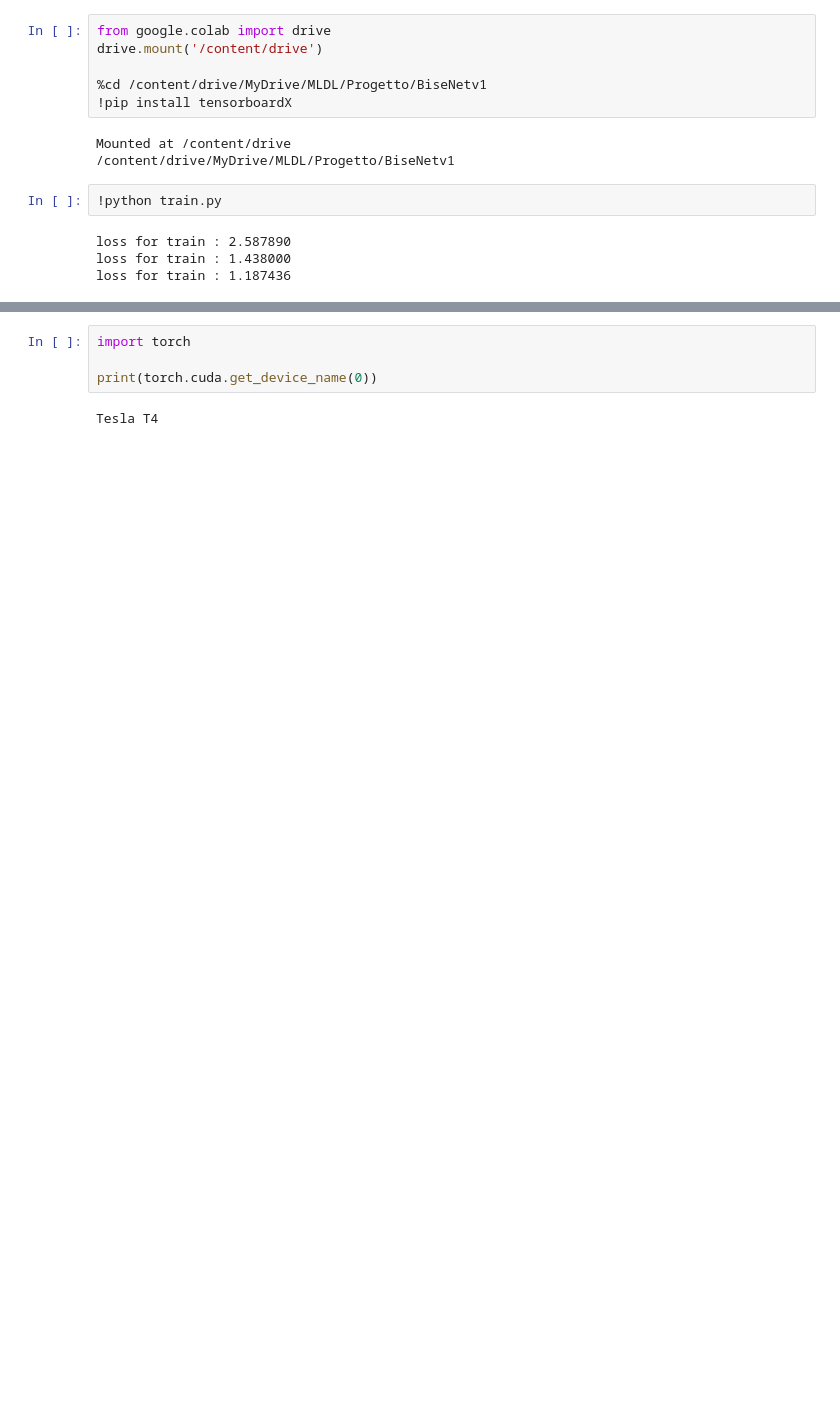
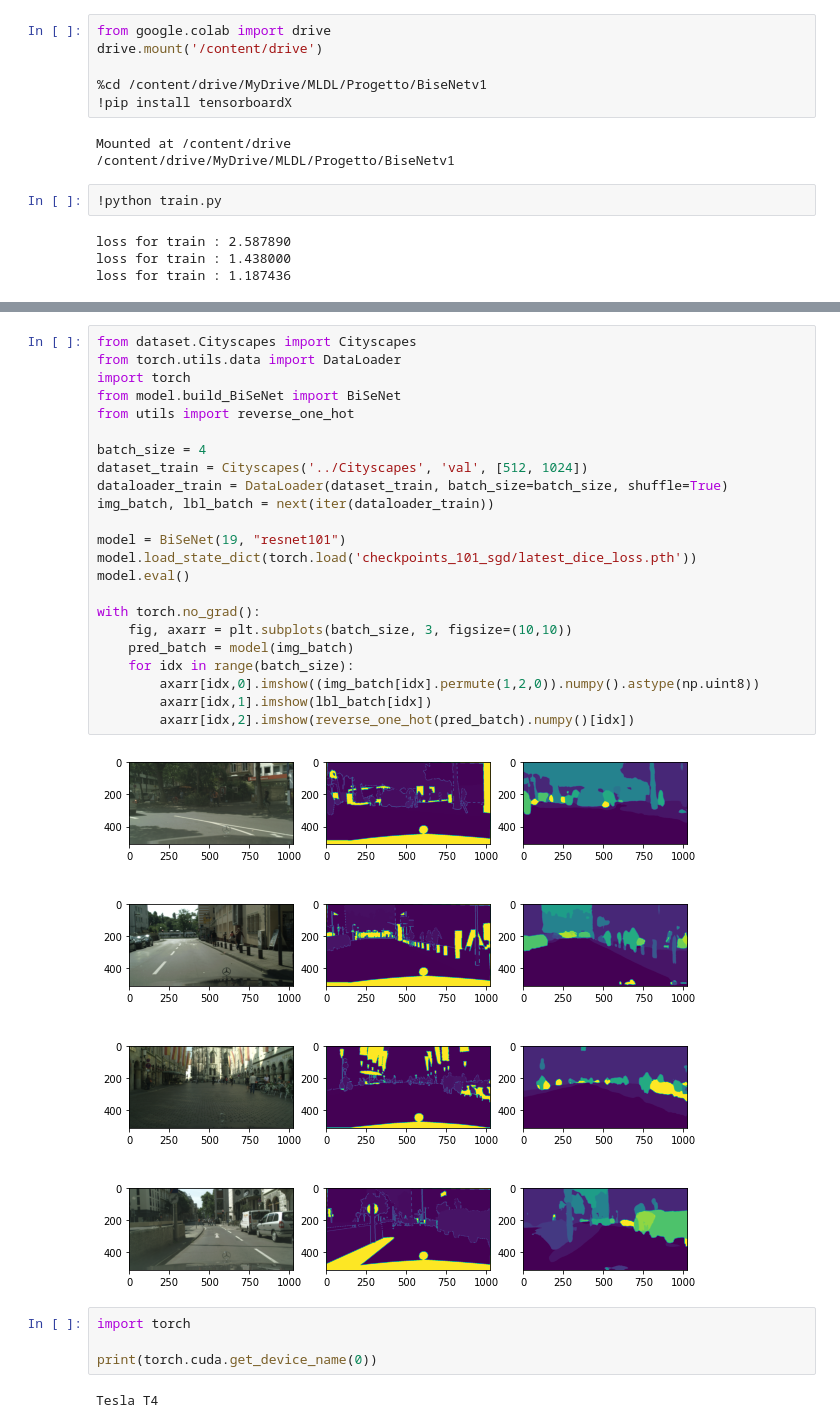
Before and after one commit to ChenYiYuIvan/BiseNetv1, a Jupyter notebook: test.ipynb, the cells around one changed output, grey strips where cells are left out. Cells and saved outputs as stored; diff of their text form; blank space fills up the shorter version.

```diff
--- a/test.ipynb
+++ b/test.ipynb
@@ -35,3 +35,28 @@ torch.Size([512, 1024])
+# %%
+from dataset.Cityscapes import Cityscapes
+from torch.utils.data import DataLoader
+import torch
+from model.build_BiSeNet import BiSeNet
+from utils import reverse_one_hot
+
+batch_size = 4
+dataset_train = Cityscapes('../Cityscapes', 'val', [512, 1024])
+dataloader_train = DataLoader(dataset_train, batch_size=batch_size, shuffle=True)
+img_batch, lbl_batch = next(iter(dataloader_train))
+
+model = BiSeNet(19, "resnet101")
+model.load_state_dict(torch.load('checkpoints_101_sgd/latest_dice_loss.pth'))
+model.eval()
+
+with torch.no_grad():
+    fig, axarr = plt.subplots(batch_size, 3, figsize=(10,10))
+    pred_batch = model(img_batch)
+    for idx in range(batch_size):
+        axarr[idx,0].imshow((img_batch[idx].permute(1,2,0)).numpy().astype(np.uint8))
+        axarr[idx,1].imshow(lbl_batch[idx])
+        axarr[idx,2].imshow(reverse_one_hot(pred_batch).numpy()[idx])
+# %% [output]
+[figure, added]
 # %%
 import torch
 
```
Also changed, not shown: parts of 1 cell of this notebook, 2 other files.
